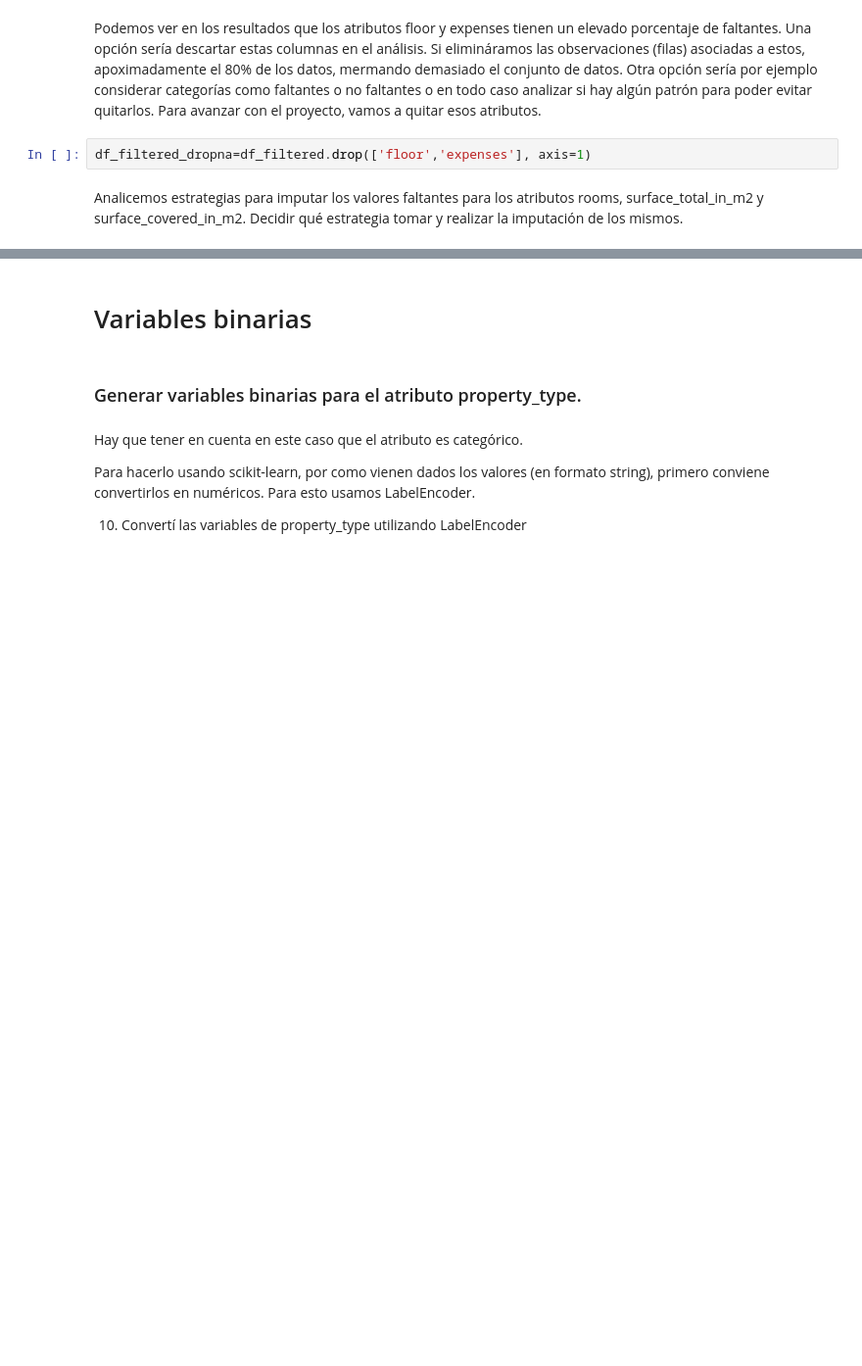
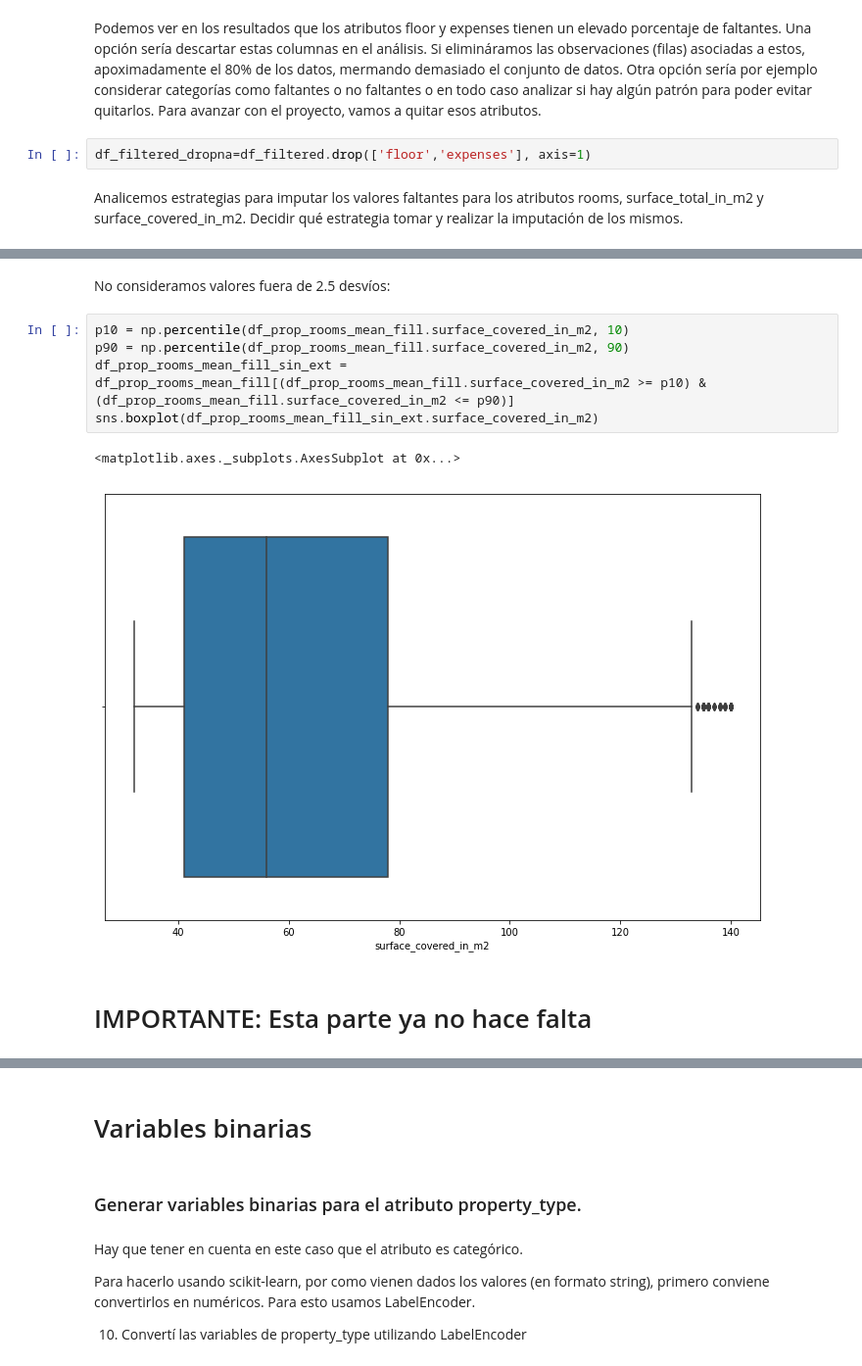
Before and after one commit to mnuclle/DiploDatos, a Jupyter notebook: 00 - Mentorias/2. Mentoria AyCD/Analisis_y_curación.ipynb, the cells around one changed output, grey strips where cells are left out. Shown: that part at 98% size. Cells and saved outputs as stored; diff of their text form; blank space fills up the shorter version.

```diff
--- a/00 - Mentorias/2. Mentoria AyCD/Analisis_y_curación.ipynb
+++ b/00 - Mentorias/2. Mentoria AyCD/Analisis_y_curación.ipynb
@@ -596,0 +626,12 @@ memory usage: 889.1+ KB
+# %% [markdown]
+No consideramos valores fuera de 2.5 desvíos:
+# %%
+p10 = np.percentile(df_prop_rooms_mean_fill.surface_covered_in_m2, 10)
+p90 = np.percentile(df_prop_rooms_mean_fill.surface_covered_in_m2, 90)
+df_prop_rooms_mean_fill_sin_ext = df_prop_rooms_mean_fill[(df_prop_rooms_mean_fill.surface_covered_in_m2 >= p10) & (df_prop_rooms_mean_fill.surface_covered_in_m2 <= p90)]
+sns.boxplot(df_prop_rooms_mean_fill_sin_ext.surface_covered_in_m2)
+# %% [output]
+<matplotlib.axes._subplots.AxesSubplot at 0x...>
+[figure, added]
+# %% [markdown]
+# IMPORTANTE: Esta parte ya no hace falta
```
Also changed, not shown: parts of 38 cells of this notebook.
